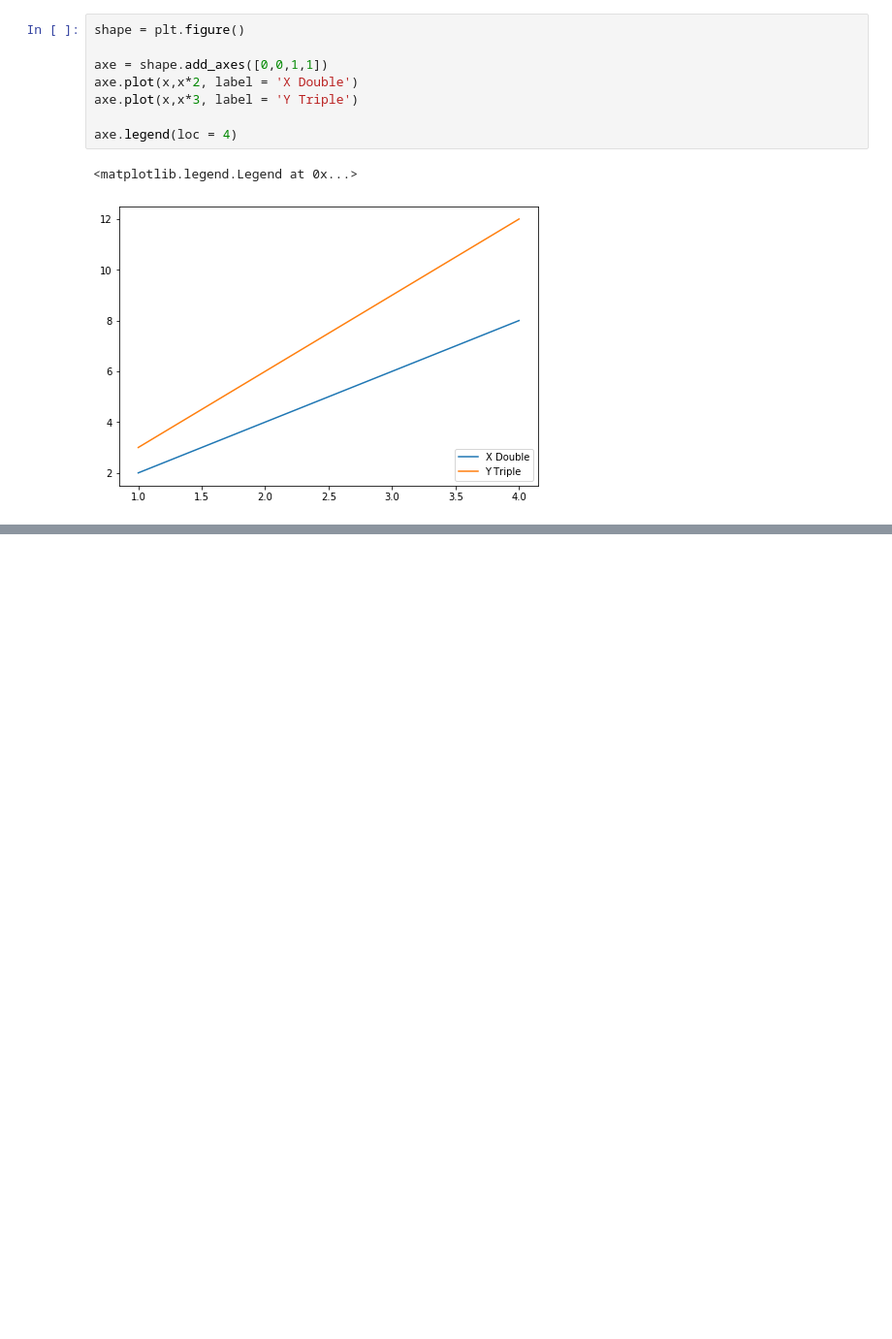
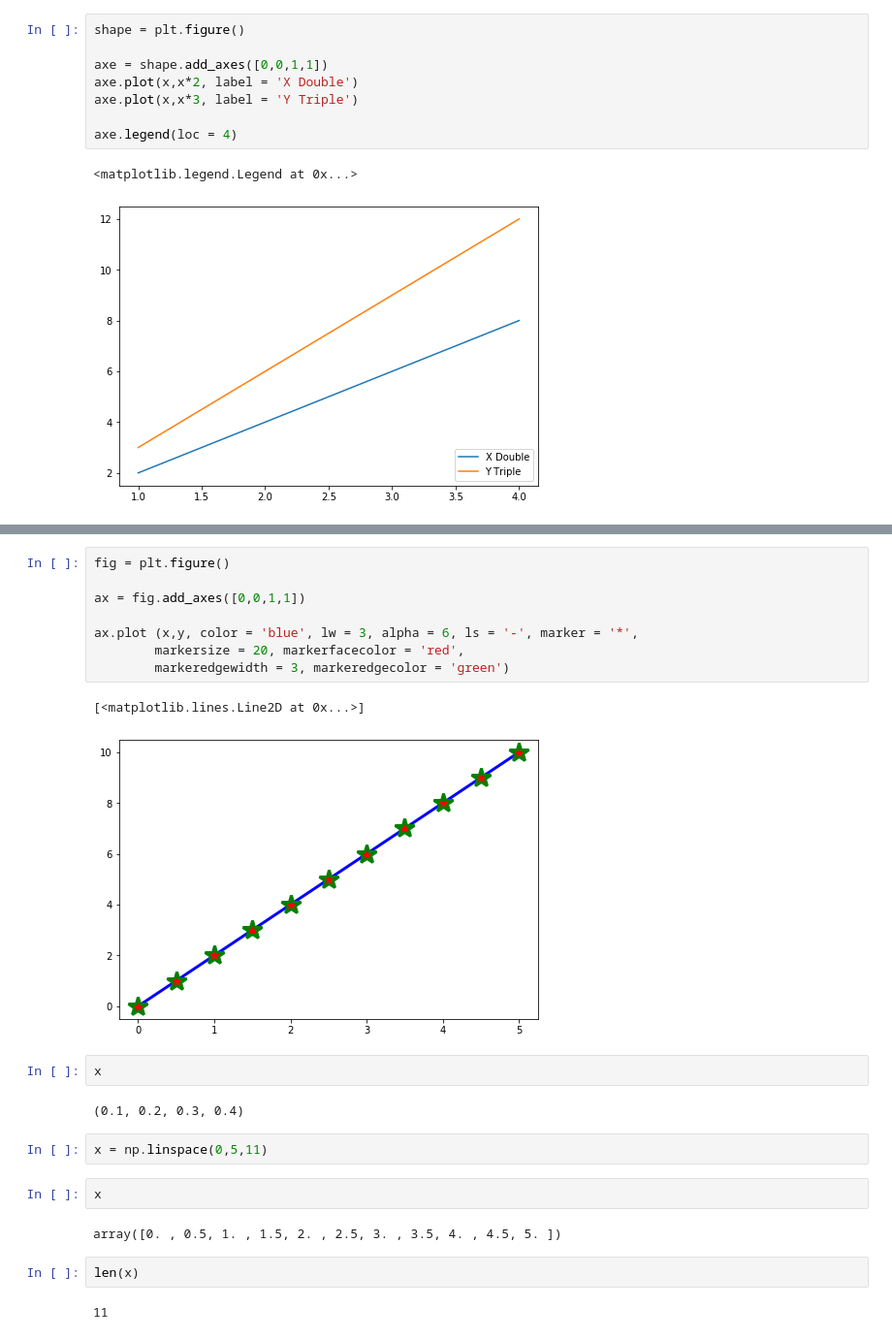
Before and after one commit to Sojiknight/PyDatSciStuds, a Jupyter notebook: Data visualization section.ipynb, the cells around one changed output, grey strips where cells are left out. Shown at 97% size. Saved outputs shown, nothing was run; the diff lists cells and outputs as text; blank space fills up the shorter version.

```diff
--- a/Data visualization section.ipynb
+++ b/Data visualization section.ipynb
@@ -267,0 +314,25 @@ axe.legend(loc = 4)
+# %%
+fig = plt.figure()
+
+ax = fig.add_axes([0,0,1,1])
+
+ax.plot (x,y, color = 'blue', lw = 3, alpha = 6, ls = '-', marker = '*',
+        markersize = 20, markerfacecolor = 'red',
+        markeredgewidth = 3, markeredgecolor = 'green')
+# %% [output]
+[<matplotlib.lines.Line2D at 0x...>]
+[figure, added]
+# %%
+x
+# %% [output]
+(0.1, 0.2, 0.3, 0.4)
+# %%
+x = np.linspace(0,5,11)
+# %%
+x
+# %% [output]
+array([0. , 0.5, 1. , 1.5, 2. , 2.5, 3. , 3.5, 4. , 4.5, 5. ])
+# %%
+len(x)
+# %% [output]
+11
```
Also changed, not shown: parts of 11 cells of this notebook.
